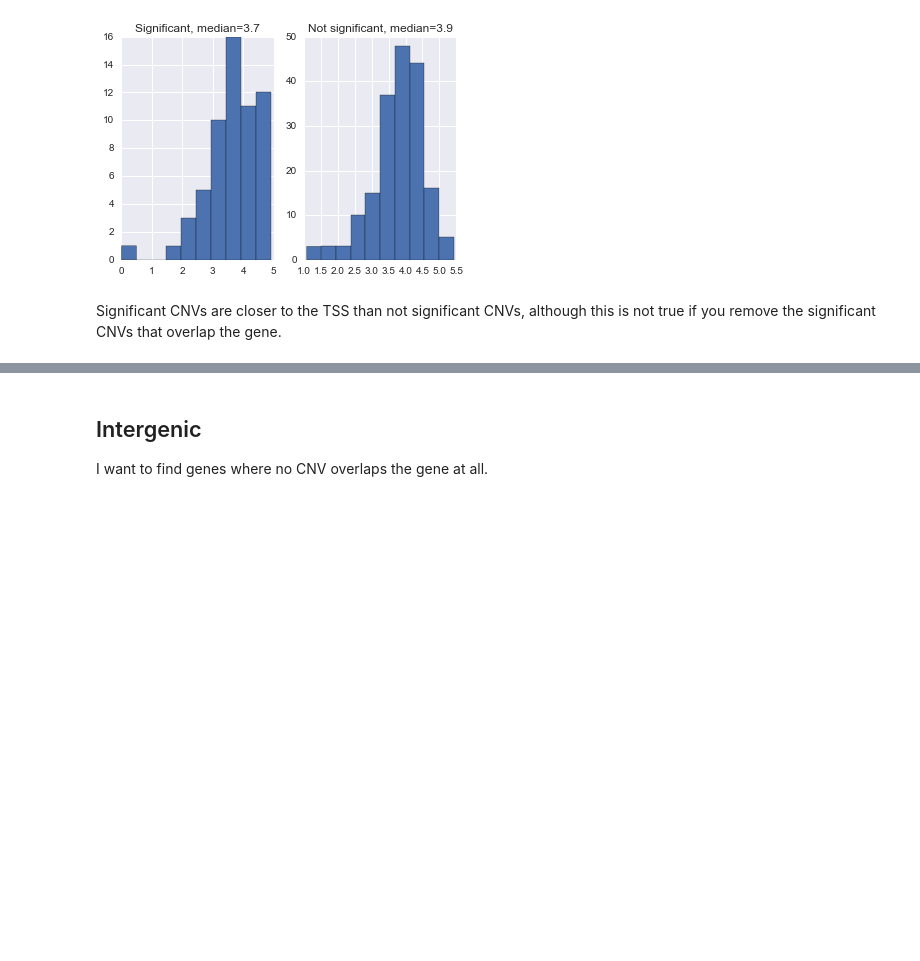
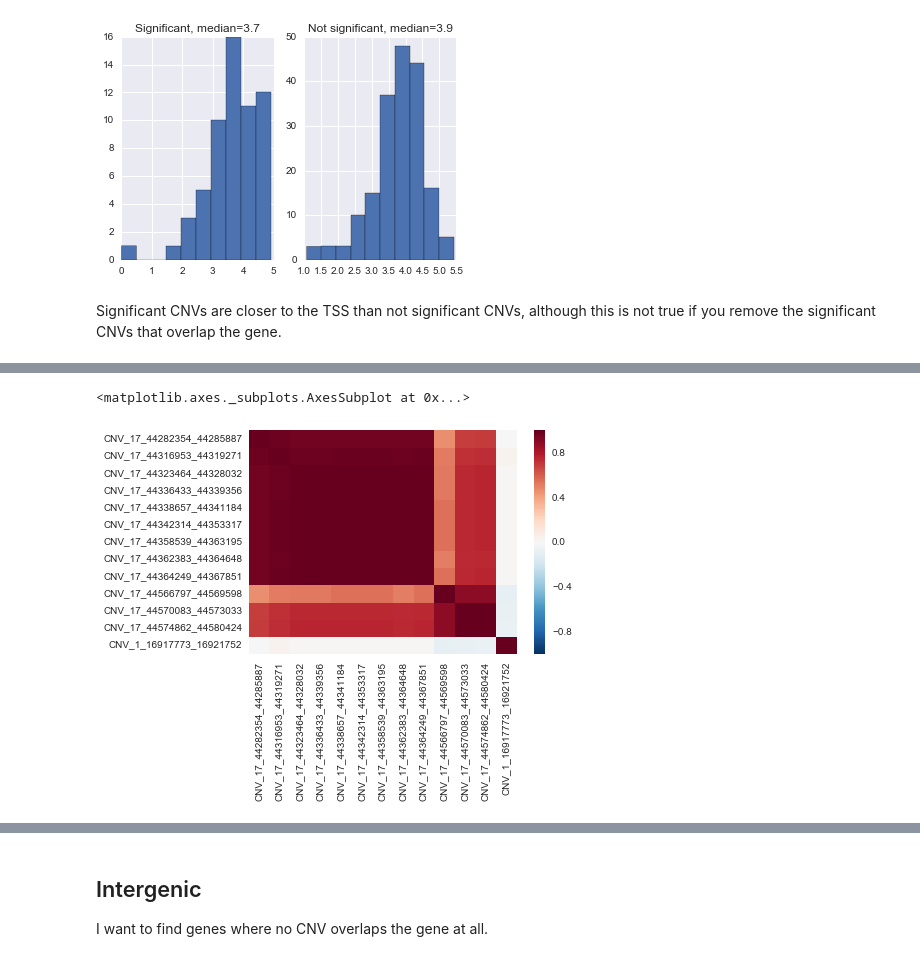
Before and after one commit to frazer-lab/cardips-ipsc-eqtl, a Jupyter notebook: notebooks/mCNV Analysis.ipynb, the cells around one changed output, grey strips where cells are left out. Cells and saved outputs as stored; diff of their text form; code cells hidden in the pictures; blank space fills up the shorter version.

```diff
--- a/notebooks/mCNV Analysis.ipynb
+++ b/notebooks/mCNV Analysis.ipynb
@@ -424,0 +416,3 @@ go_res.head()
+# %%
+vc = sig.cnv.value_counts()
+vc.head(15)
@@ -424,0 +436,6 @@ go_res.head()
+# %%
+c = mcnvs_f.ix[sorted(vc.head(13).index)].T.corr(method='spearman')
+sns.heatmap(c)
+# %% [output]
+<matplotlib.axes._subplots.AxesSubplot at 0x...>
+[figure, added]
```
Also changed, not shown: parts of 34 cells of this notebook.
